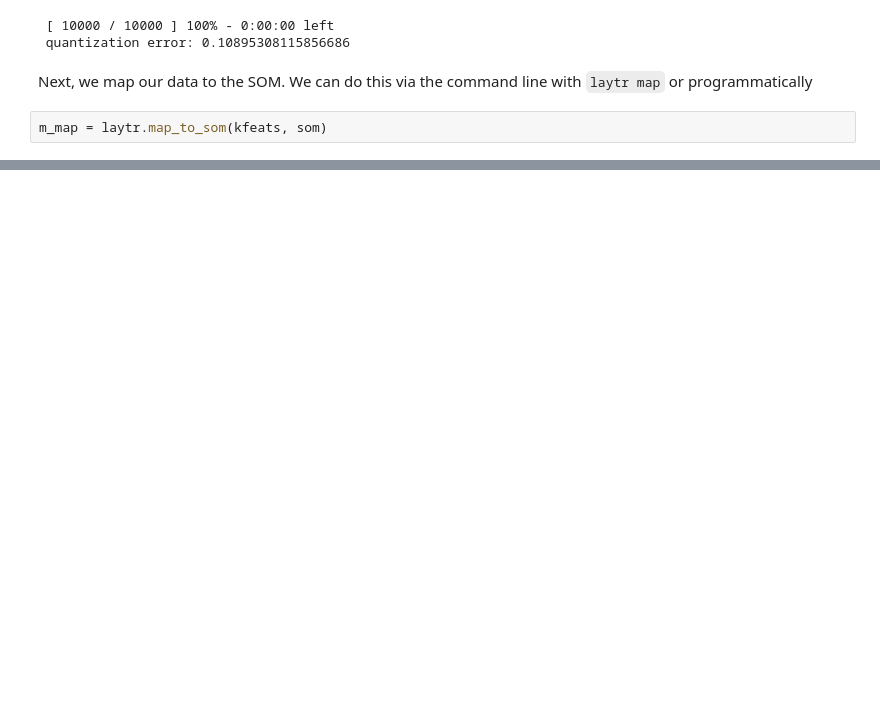
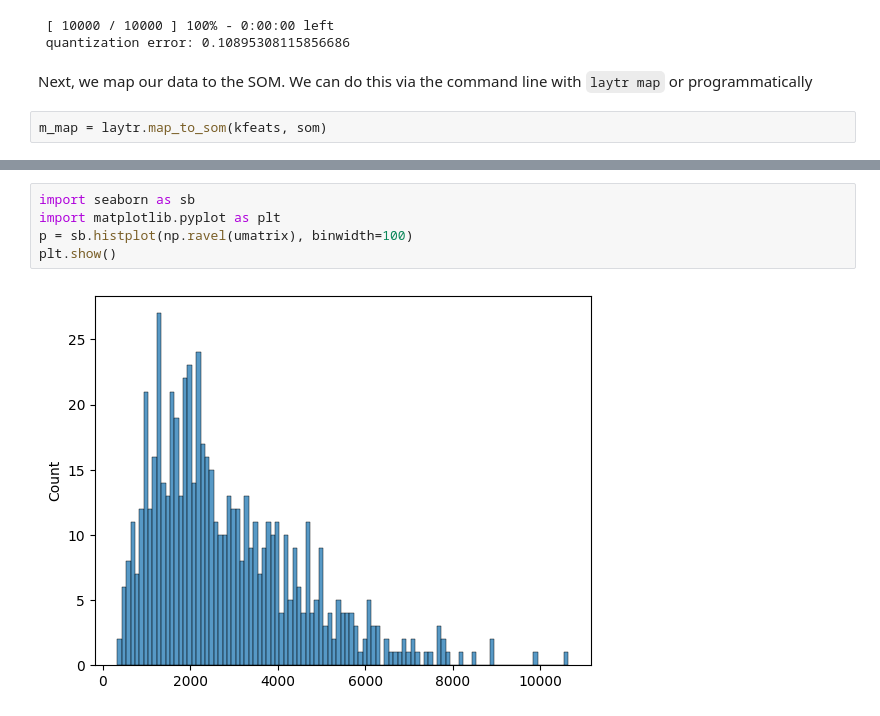
Before and after one commit to ACEnglish/laytr, a Jupyter notebook: notebooks/KmerSOM.ipynb, the cells around one changed output, grey strips where cells are left out. Cells and saved outputs as stored; diff of their text form; blank space fills up the shorter version.

```diff
--- a/notebooks/KmerSOM.ipynb
+++ b/notebooks/KmerSOM.ipynb
@@ -25,0 +65,7 @@ m_map = laytr.map_to_som(kfeats, som)
+# %%
+import seaborn as sb
+import matplotlib.pyplot as plt
+p = sb.histplot(np.ravel(umatrix), binwidth=100)
+plt.show()
+# %% [output]
+[figure, added]
```
Also changed, not shown: parts of 11 cells of this notebook, 6 other files.
